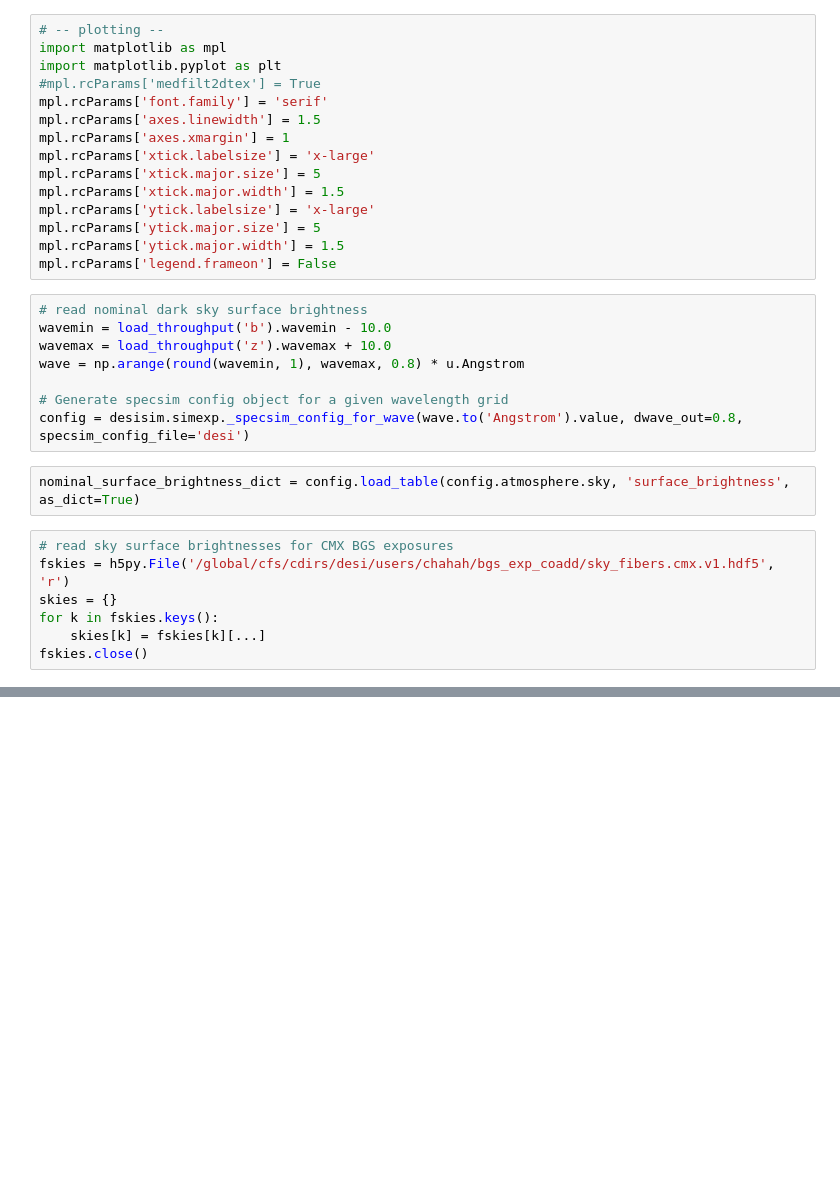
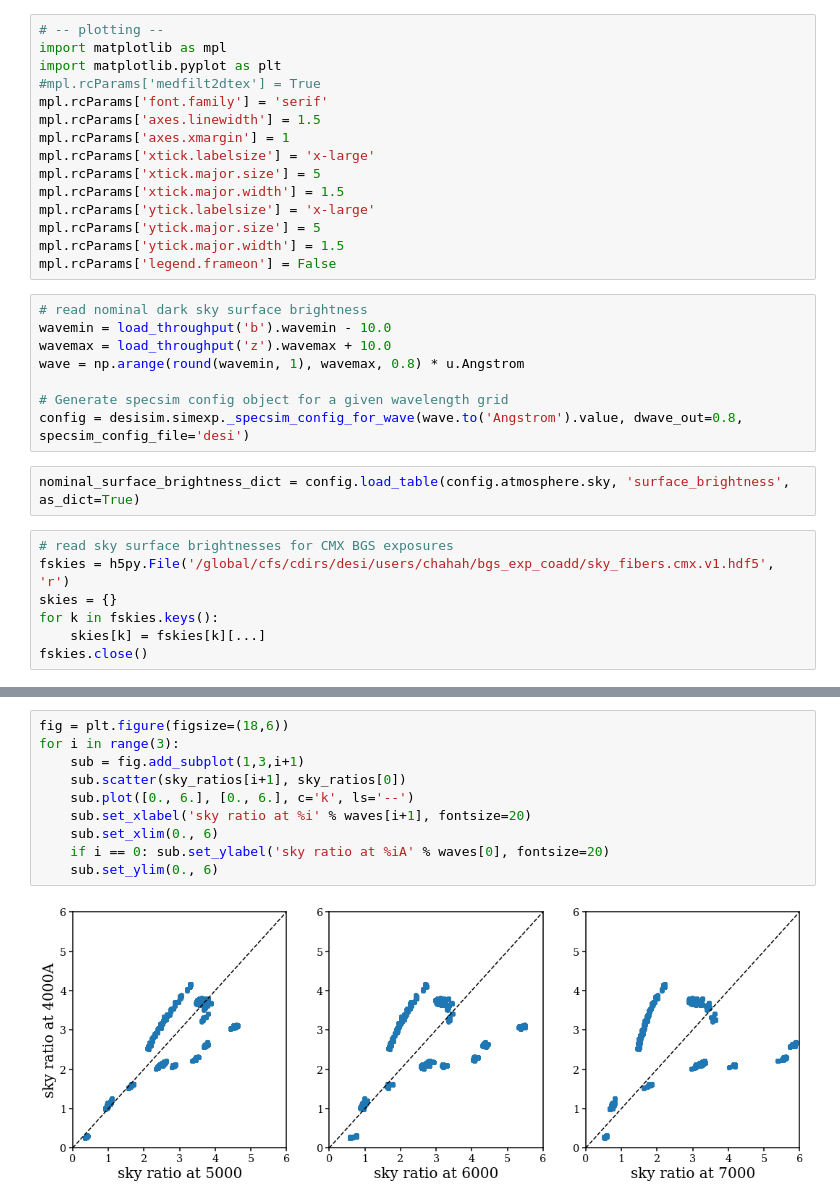
Before and after one commit to desi-bgs/feasiBGS, a Jupyter notebook: notebook/cmx/cmx_sky_ratio.ipynb, the cells around one changed output, grey strips where cells are left out. Cells and saved outputs as stored; diff of their text form; blank space fills up the shorter version.

```diff
--- a/notebook/cmx/cmx_sky_ratio.ipynb
+++ b/notebook/cmx/cmx_sky_ratio.ipynb
@@ -97,3 +123,15 @@ sky_ratio_r = np.median(smooth_skies_r[:,near6500], axis=1) / nom_near6500
+# %%
+fig = plt.figure(figsize=(18,6))
+for i in range(3):
+    sub = fig.add_subplot(1,3,i+1)
+    sub.scatter(sky_ratios[i+1], sky_ratios[0])
+    sub.plot([0., 6.], [0., 6.], c='k', ls='--')
+    sub.set_xlabel('sky ratio at %i' % waves[i+1], fontsize=20)
+    sub.set_xlim(0., 6)
+    if i == 0: sub.set_ylabel('sky ratio at %iA' % waves[0], fontsize=20)
+    sub.set_ylim(0., 6)
+# %% [output]
+[figure, added]
 # %%
 fig = plt.figure(figsize=(6,6))
 sub = fig.add_subplot(111)
```
Also changed, not shown: parts of 13 cells of this notebook.
